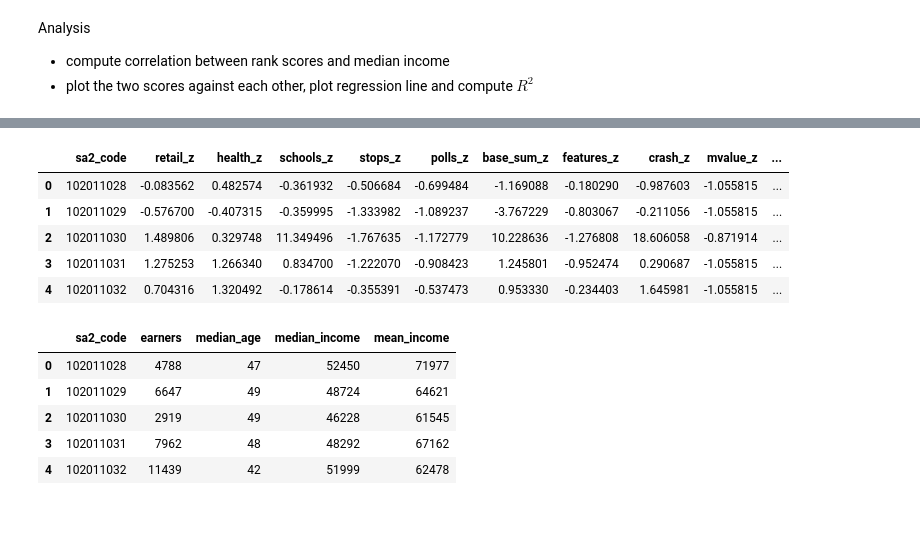
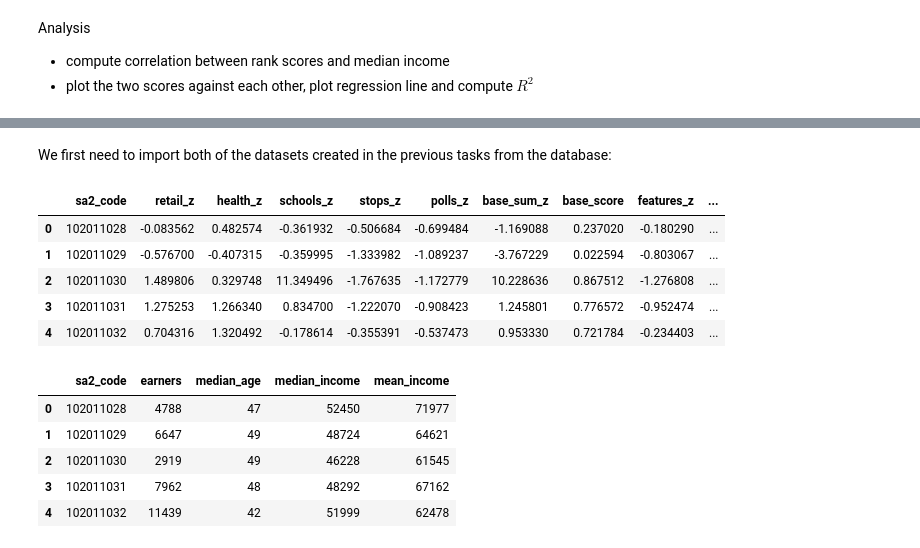
Before and after one commit to FixItChris/DATA2901, a Jupyter notebook: Report.ipynb, the cells around one changed output, grey strips where cells are left out. Cells and saved outputs as stored; diff of their text form; code cells hidden in the pictures; blank space fills up the shorter version.

```diff
--- a/Report.ipynb
+++ b/Report.ipynb
@@ -2116,18 +2121,19 @@ import matplotlib.pyplot as plt
 from sklearn.ensemble import RandomForestRegressor
 from sklearn.model_selection import train_test_split, GridSearchCV
 from sklearn.metrics import mean_squared_error, r2_score
+# %% [markdown]
+We first need to import both of the datasets created in the previous tasks from the database:
 # %%
 # Importing the joined dataset to pandas
 aggs = query(conn, "SELECT * FROM extended_scores", df=True)
-aggs.drop("base_score", axis=1, inplace=True)
 aggs.head()
 # %% [output]
-|  | sa2_code | retail_z | health_z | schools_z | stops_z | polls_z | base_sum_z | features_z | crash_z | mvalue_z | ... |
-| 0 | 102011028 | -0.083562 | 0.482574 | -0.361932 | -0.506684 | -0.699484 | -1.169088 | -0.180290 | -0.987603 | -1.055815 | ... |
-| 1 | 102011029 | -0.576700 | -0.407315 | -0.359995 | -1.333982 | -1.089237 | -3.767229 | -0.803067 | -0.211056 | -1.055815 | ... |
-| 2 | 102011030 | 1.489806 | 0.329748 | 11.349496 | -1.767635 | -1.172779 | 10.228636 | -1.276808 | 18.606058 | -0.871914 | ... |
-| 3 | 102011031 | 1.275253 | 1.266340 | 0.834700 | -1.222070 | -0.908423 | 1.245801 | -0.952474 | 0.290687 | -1.055815 | ... |
-| 4 | 102011032 | 0.704316 | 1.320492 | -0.178614 | -0.355391 | -0.537473 | 0.953330 | -0.234403 | 1.645981 | -1.055815 | ... |
+|  | sa2_code | retail_z | health_z | schools_z | stops_z | polls_z | base_sum_z | base_score | features_z | ... |
+| 0 | 102011028 | -0.083562 | 0.482574 | -0.361932 | -0.506684 | -0.699484 | -1.169088 | 0.237020 | -0.180290 | ... |
+| 1 | 102011029 | -0.576700 | -0.407315 | -0.359995 | -1.333982 | -1.089237 | -3.767229 | 0.022594 | -0.803067 | ... |
+| 2 | 102011030 | 1.489806 | 0.329748 | 11.349496 | -1.767635 | -1.172779 | 10.228636 | 0.867512 | -1.276808 | ... |
+| 3 | 102011031 | 1.275253 | 1.266340 | 0.834700 | -1.222070 | -0.908423 | 1.245801 | 0.776572 | -0.952474 | ... |
+| 4 | 102011032 | 0.704316 | 1.320492 | -0.178614 | -0.355391 | -0.537473 | 0.953330 | 0.721784 | -0.234403 | ... |
 # %%
 # Importing income dataset
 income = query(conn, "SELECT * FROM income", df=True)
```
Also changed, not shown: parts of 13 cells of this notebook.
